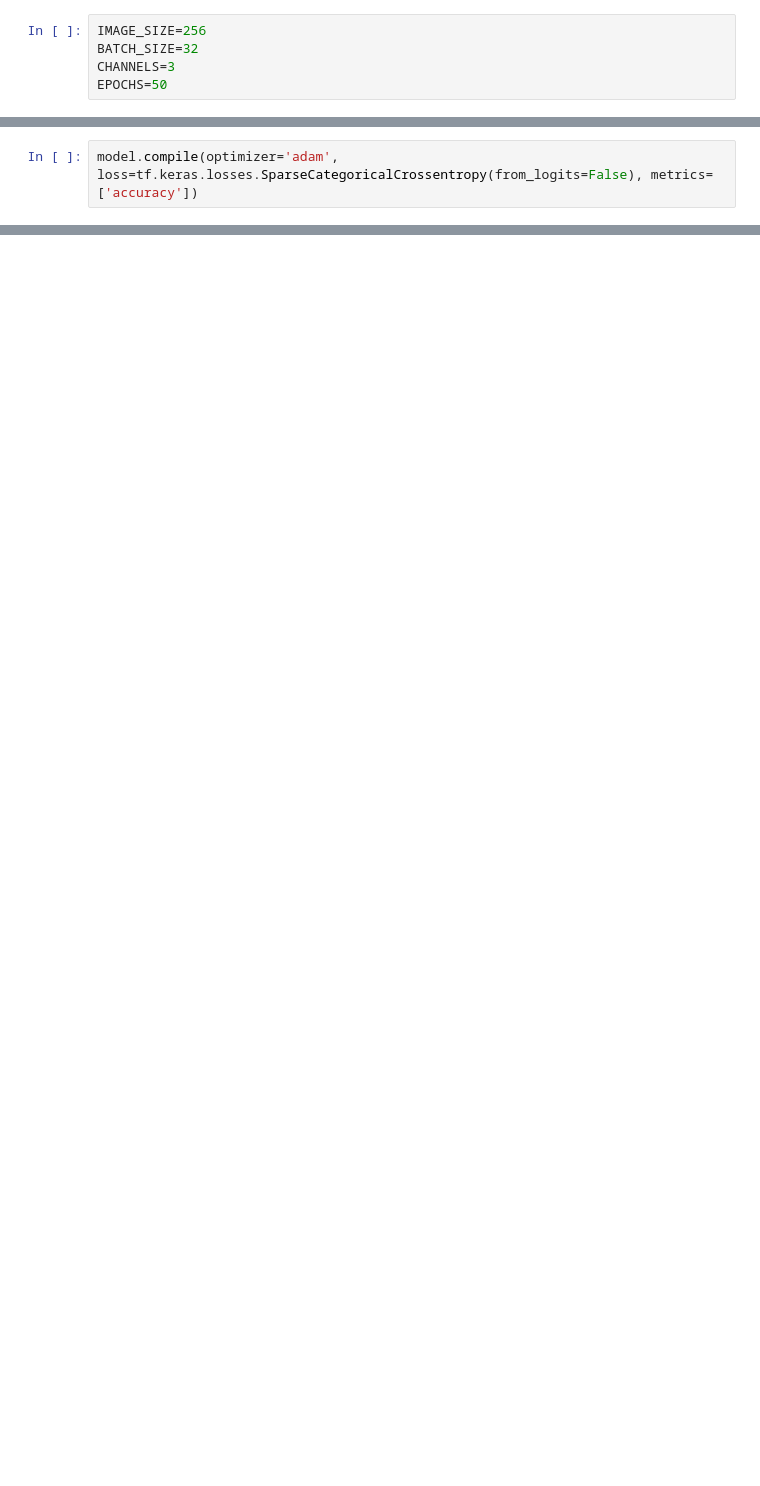
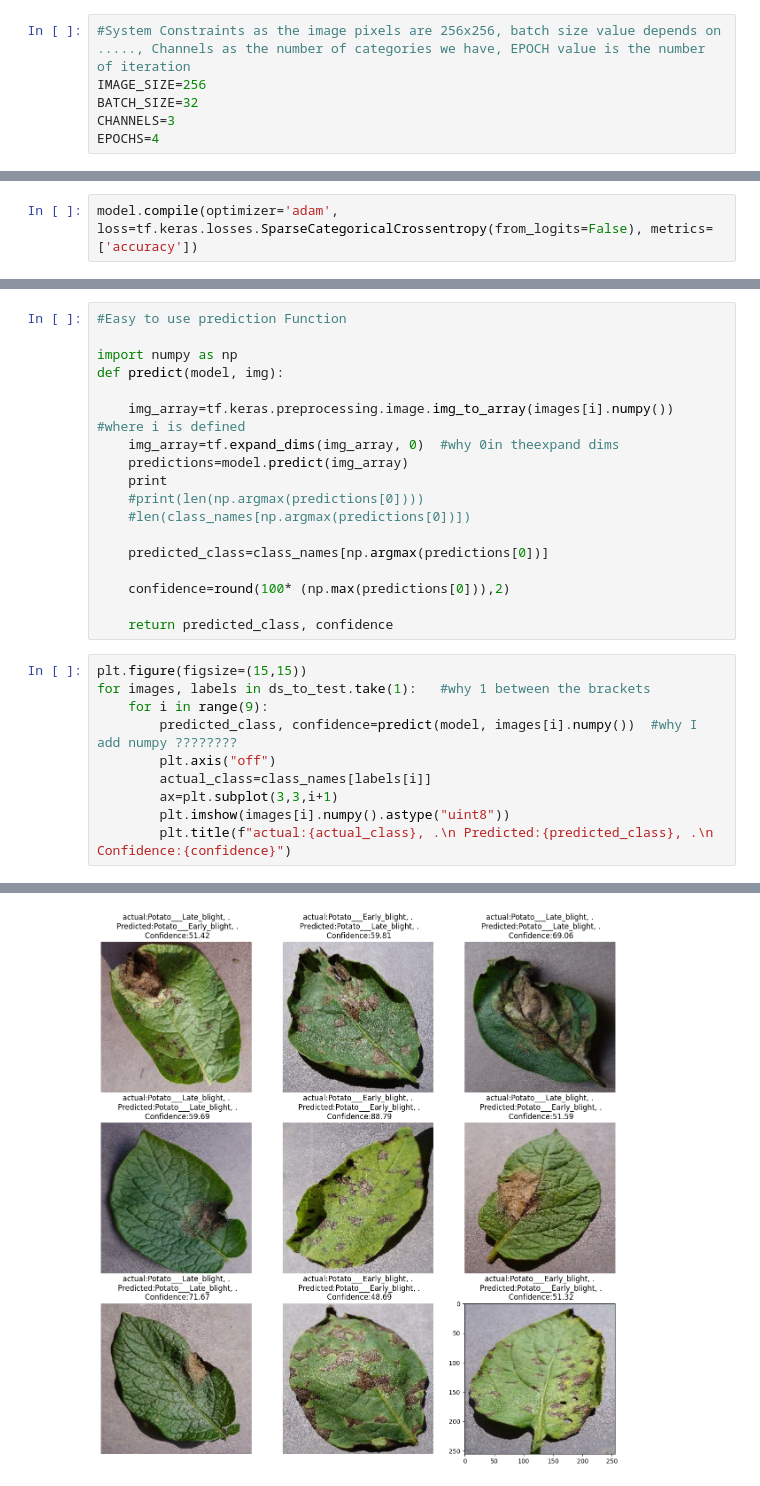
Before and after one commit to DeenaZamzam/Potato-Disease-classification-E2E-project, a Jupyter notebook: Untitled.ipynb, the cells around one changed output, grey strips where cells are left out. Drawn from its saved outputs; the diff is of its cells as text; blank space fills up the shorter version.

Commit message:
add reference function for prediction and saving the model numbered in default directory

```diff
--- a/Untitled.ipynb
+++ b/Untitled.ipynb
@@ -3,10 +3,11 @@ import tensorflow as tf
 from tensorflow.keras import models, layers
 import matplotlib.pyplot as plt
 # %%
+#System Constraints as the image pixels are 256x256, batch size value depends on ....., Channels as the number of categories we have, EPOCH value is the number of iteration
 IMAGE_SIZE=256
 BATCH_SIZE=32
 CHANNELS=3
-EPOCHS=50
+EPOCHS=4
 # %%
 dataset=tf.keras.preprocessing.image_dataset_from_directory("PlantVillage", shuffle=True, image_size=(IMAGE_SIZE, IMAGE_SIZE), batch_size= BATCH_SIZE)
 # %% [output]
@@ -120,0 +130,29 @@ Epoch 50/50
+# %%
+#Easy to use prediction Function
+
+import numpy as np
+def predict(model, img):
+
+    img_array=tf.keras.preprocessing.image.img_to_array(images[i].numpy())  #where i is defined
+    img_array=tf.expand_dims(img_array, 0)  #why 0in theexpand dims
+    predictions=model.predict(img_array)
+    print
+    #print(len(np.argmax(predictions[0])))
+    #len(class_names[np.argmax(predictions[0])])
+
+    predicted_class=class_names[np.argmax(predictions[0])]
+
+    confidence=round(100* (np.max(predictions[0])),2)
+
+    return predicted_class, confidence
+# %%
+plt.figure(figsize=(15,15))
+for images, labels in ds_to_test.take(1):   #why 1 between the brackets
+    for i in range(9):
+        predicted_class, confidence=predict(model, images[i].numpy())  #why I add numpy ????????
+        plt.axis("off")
+        actual_class=class_names[labels[i]]
+        ax=plt.subplot(3,3,i+1)
+        plt.imshow(images[i].numpy().astype("uint8"))
+        plt.title(f"actual:{actual_class}, .\n Predicted:{predicted_class}, .\n Confidence:{confidence}")
+# %% [output]
@@ -120,0 +168 @@ Epoch 50/50
+[figure, added]
```
Also changed, not shown: parts of 8 cells of this notebook.
